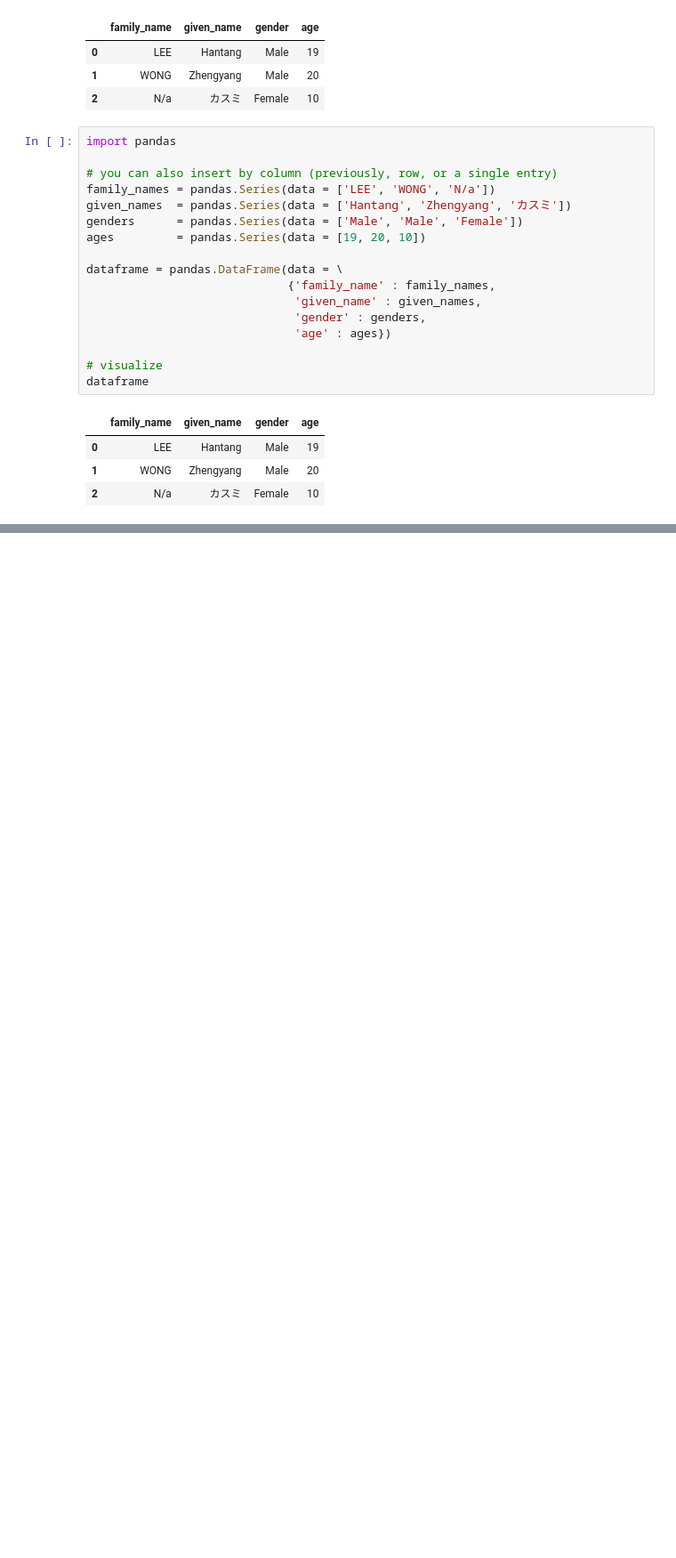
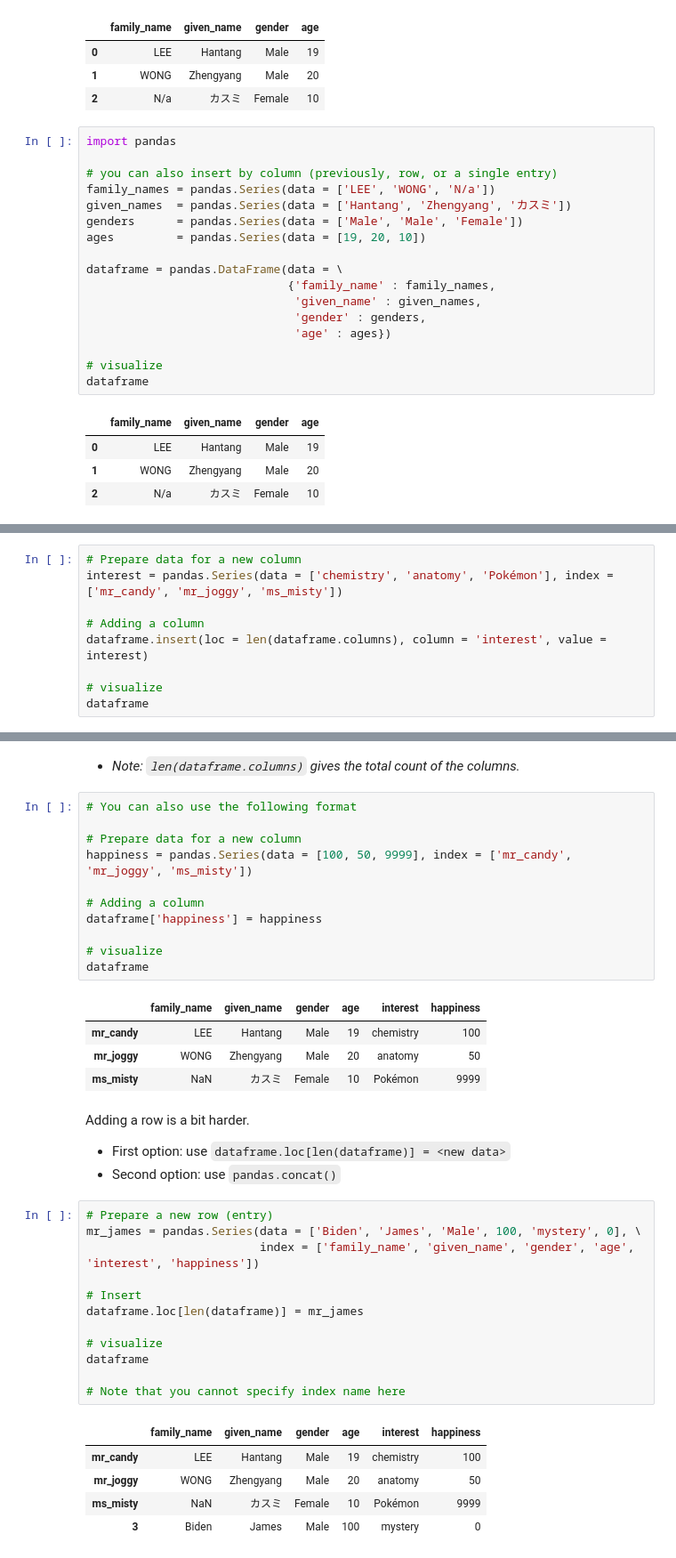
Before and after one commit to ADMINGUOYU/DataProcessing-Python, a Jupyter notebook: NoteBooks/02_pandas.ipynb, the cells around one changed output, grey strips where cells are left out. Shown at 89% size. Cells and saved outputs as stored; diff of their text form; blank space fills up the shorter version.

Commit message:
Update 02_pandas.ipynb (dataframe -> indexing)

```diff
--- a/NoteBooks/02_pandas.ipynb
+++ b/NoteBooks/02_pandas.ipynb
@@ -190,0 +441,9 @@ dataframe
+# %%
+# Prepare data for a new column
+interest = pandas.Series(data = ['chemistry', 'anatomy', 'Pokémon'], index = ['mr_candy', 'mr_joggy', 'ms_misty'])
+
+# Adding a column
+dataframe.insert(loc = len(dataframe.columns), column = 'interest', value = interest)
+
+# visualize
+dataframe
@@ -190,0 +455,41 @@ dataframe
+# %% [markdown]
+* _Note: `len(dataframe.columns)` gives the total count of the columns._
+# %%
+# You can also use the following format
+
+# Prepare data for a new column
+happiness = pandas.Series(data = [100, 50, 9999], index = ['mr_candy', 'mr_joggy', 'ms_misty'])
+
+# Adding a column
+dataframe['happiness'] = happiness
+
+# visualize
+dataframe
+# %% [output]
+|  | family_name | given_name | gender | age | interest | happiness |
+| mr_candy | LEE | Hantang | Male | 19 | chemistry | 100 |
+| mr_joggy | WONG | Zhengyang | Male | 20 | anatomy | 50 |
+| ms_misty | NaN | カスミ | Female | 10 | Pokémon | 9999 |
+# %% [markdown]
+Adding a row is a bit harder.
+
+- First option: use `dataframe.loc[len(dataframe)] = <new data>`
+- Second option: use `pandas.concat()`
+# %%
+# Prepare a new row (entry)
+mr_james = pandas.Series(data = ['Biden', 'James', 'Male', 100, 'mystery', 0], \
+                         index = ['family_name', 'given_name', 'gender', 'age', 'interest', 'happiness'])
+
+# Insert
+dataframe.loc[len(dataframe)] = mr_james
+
+# visualize
+dataframe
+
+# Note that you cannot specify index name here
+# %% [output]
+|  | family_name | given_name | gender | age | interest | happiness |
+| mr_candy | LEE | Hantang | Male | 19 | chemistry | 100 |
+| mr_joggy | WONG | Zhengyang | Male | 20 | anatomy | 50 |
+| ms_misty | NaN | カスミ | Female | 10 | Pokémon | 9999 |
+| 3 | Biden | James | Male | 100 | mystery | 0 |
```
Also changed, not shown: parts of 25 cells of this notebook.
